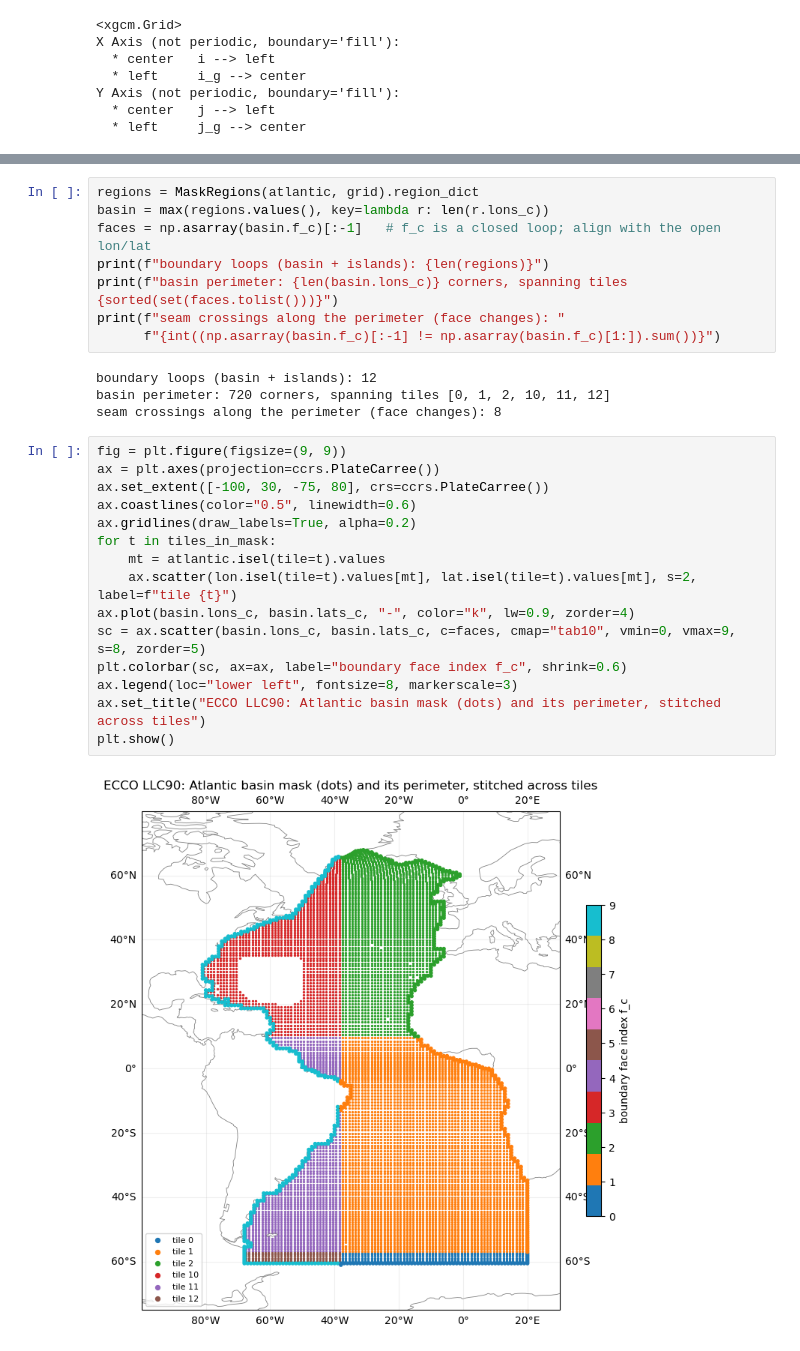
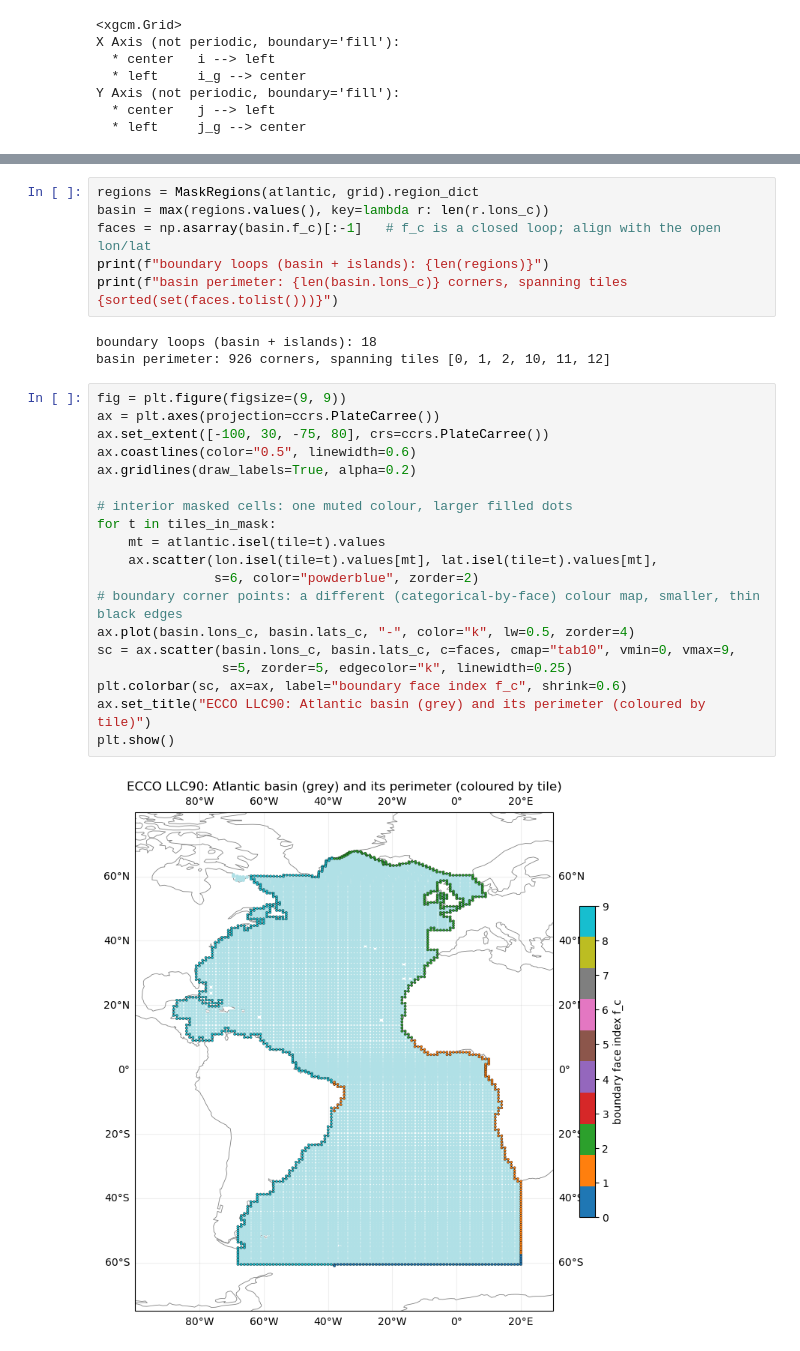
Before and after one commit to hdrake/regionate, a Jupyter notebook: examples/5_ECCO_LLC90_multiface_regions.ipynb, the cells around one changed output, grey strips where cells are left out. Cells and saved outputs as stored; diff of their text form.

```diff
--- a/examples/5_ECCO_LLC90_multiface_regions.ipynb
+++ b/examples/5_ECCO_LLC90_multiface_regions.ipynb
@@ -71,26 +61,27 @@ basin = max(regions.values(), key=lambda r: len(r.lons_c))
 faces = np.asarray(basin.f_c)[:-1]   # f_c is a closed loop; align with the open lon/lat
 print(f"boundary loops (basin + islands): {len(regions)}")
 print(f"basin perimeter: {len(basin.lons_c)} corners, spanning tiles {sorted(set(faces.tolist()))}")
-print(f"seam crossings along the perimeter (face changes): "
-      f"{int((np.asarray(basin.f_c)[:-1] != np.asarray(basin.f_c)[1:]).sum())}")
 # %% [output]
-boundary loops (basin + islands): 12
-basin perimeter: 720 corners, spanning tiles [0, 1, 2, 10, 11, 12]
-seam crossings along the perimeter (face changes): 8
+boundary loops (basin + islands): 18
+basin perimeter: 926 corners, spanning tiles [0, 1, 2, 10, 11, 12]
 # %%
 fig = plt.figure(figsize=(9, 9))
 ax = plt.axes(projection=ccrs.PlateCarree())
 ax.set_extent([-100, 30, -75, 80], crs=ccrs.PlateCarree())
 ax.coastlines(color="0.5", linewidth=0.6)
 ax.gridlines(draw_labels=True, alpha=0.2)
+
+# interior masked cells: one muted colour, larger filled dots
 for t in tiles_in_mask:
     mt = atlantic.isel(tile=t).values
-    ax.scatter(lon.isel(tile=t).values[mt], lat.isel(tile=t).values[mt], s=2, label=f"tile {t}")
-ax.plot(basin.lons_c, basin.lats_c, "-", color="k", lw=0.9, zorder=4)
-sc = ax.scatter(basin.lons_c, basin.lats_c, c=faces, cmap="tab10", vmin=0, vmax=9, s=8, zorder=5)
+    ax.scatter(lon.isel(tile=t).values[mt], lat.isel(tile=t).values[mt],
+               s=6, color="powderblue", zorder=2)
+# boundary corner points: a different (categorical-by-face) colour map, smaller, thin black edges
+ax.plot(basin.lons_c, basin.lats_c, "-", color="k", lw=0.5, zorder=4)
+sc = ax.scatter(basin.lons_c, basin.lats_c, c=faces, cmap="tab10", vmin=0, vmax=9,
+                s=5, zorder=5, edgecolor="k", linewidth=0.25)
 plt.colorbar(sc, ax=ax, label="boundary face index f_c", shrink=0.6)
-ax.legend(loc="lower left", fontsize=8, markerscale=3)
-ax.set_title("ECCO LLC90: Atlantic basin mask (dots) and its perimeter, stitched across tiles")
+ax.set_title("ECCO LLC90: Atlantic basin (grey) and its perimeter (coloured by tile)")
 plt.show()
 # %% [output]
-[figure, old version]
+[figure, new version]
```
Also changed, not shown: parts of 14 cells of this notebook, 2 other files.
